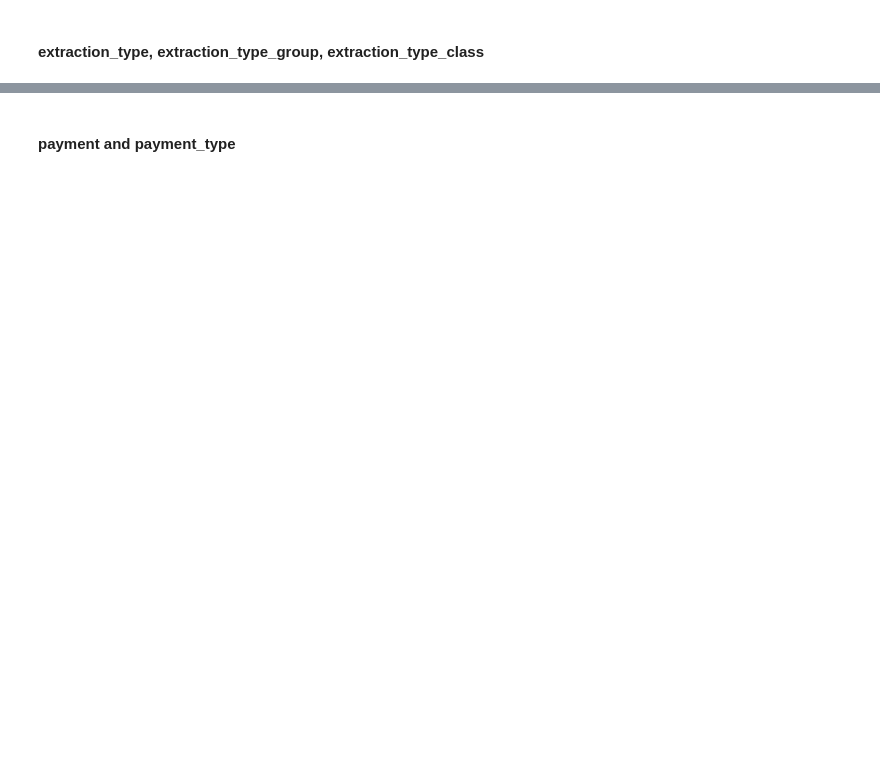
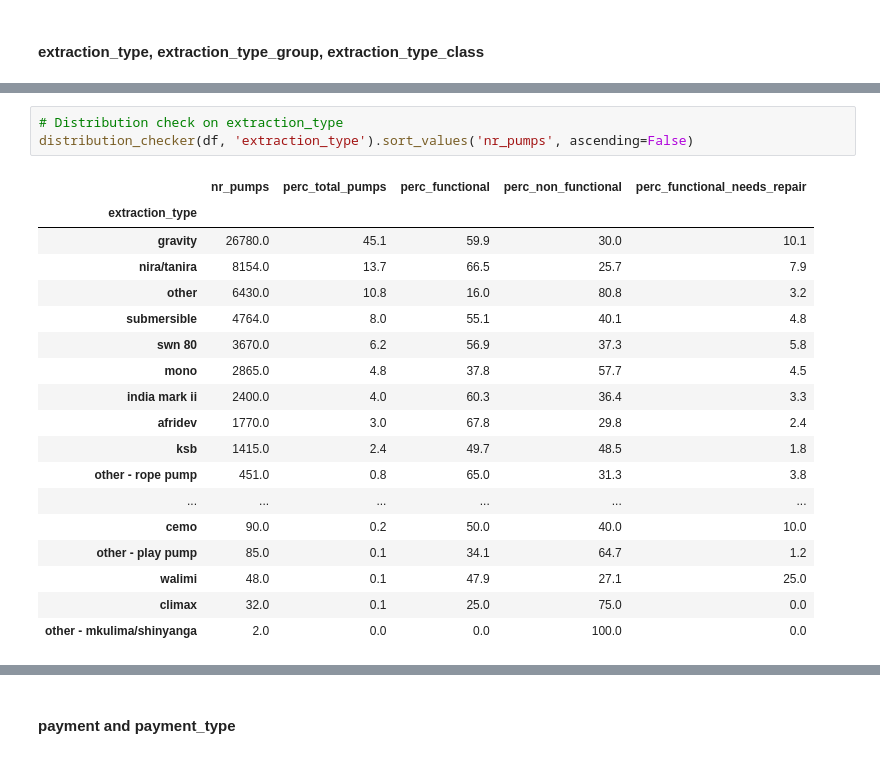
Before and after one commit to williambguo/water-pump-predictive-maintenance, a Jupyter notebook: notebooks/eda.ipynb, the cells around one changed output, grey strips where cells are left out. Saved outputs shown, nothing was run; the diff lists cells and outputs as text; blank space fills up the shorter version.

```diff
--- a/notebooks/eda.ipynb
+++ b/notebooks/eda.ipynb
@@ -890,0 +1072,22 @@ categorical_dqr.loc[['scheme_name']]
+# %%
+# Distribution check on extraction_type
+distribution_checker(df, 'extraction_type').sort_values('nr_pumps', ascending=False)
+# %% [output]
+|  | nr_pumps | perc_total_pumps | perc_functional | perc_non_functional | perc_functional_needs_repair |
+| extraction_type |  |  |  |  |  |
+| gravity | 26780.0 | 45.1 | 59.9 | 30.0 | 10.1 |
+| nira/tanira | 8154.0 | 13.7 | 66.5 | 25.7 | 7.9 |
+| other | 6430.0 | 10.8 | 16.0 | 80.8 | 3.2 |
+| submersible | 4764.0 | 8.0 | 55.1 | 40.1 | 4.8 |
+| swn 80 | 3670.0 | 6.2 | 56.9 | 37.3 | 5.8 |
+| mono | 2865.0 | 4.8 | 37.8 | 57.7 | 4.5 |
+| india mark ii | 2400.0 | 4.0 | 60.3 | 36.4 | 3.3 |
+| afridev | 1770.0 | 3.0 | 67.8 | 29.8 | 2.4 |
+| ksb | 1415.0 | 2.4 | 49.7 | 48.5 | 1.8 |
+| other - rope pump | 451.0 | 0.8 | 65.0 | 31.3 | 3.8 |
+| ... | ... | ... | ... | ... | ... |
+| cemo | 90.0 | 0.2 | 50.0 | 40.0 | 10.0 |
+| other - play pump | 85.0 | 0.1 | 34.1 | 64.7 | 1.2 |
+| walimi | 48.0 | 0.1 | 47.9 | 27.1 | 25.0 |
+| climax | 32.0 | 0.1 | 25.0 | 75.0 | 0.0 |
+| other - mkulima/shinyanga | 2.0 | 0.0 | 0.0 | 100.0 | 0.0 |
```
Also changed, not shown: parts of 47 cells of this notebook, 1 other file.
